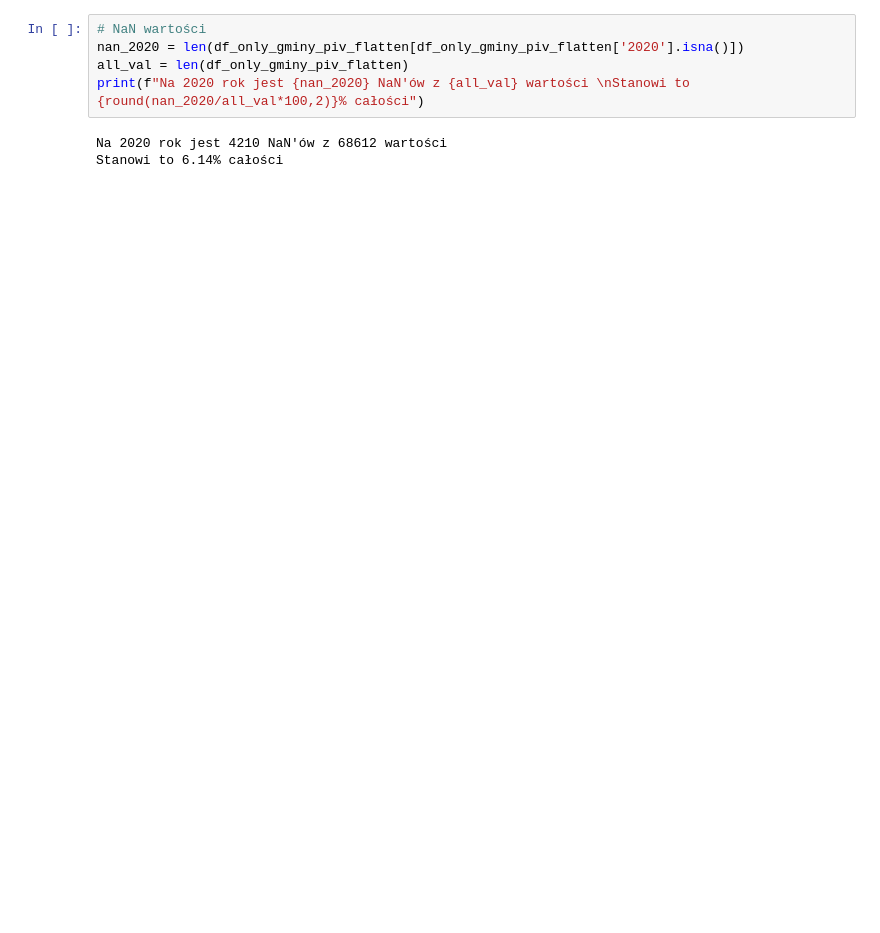
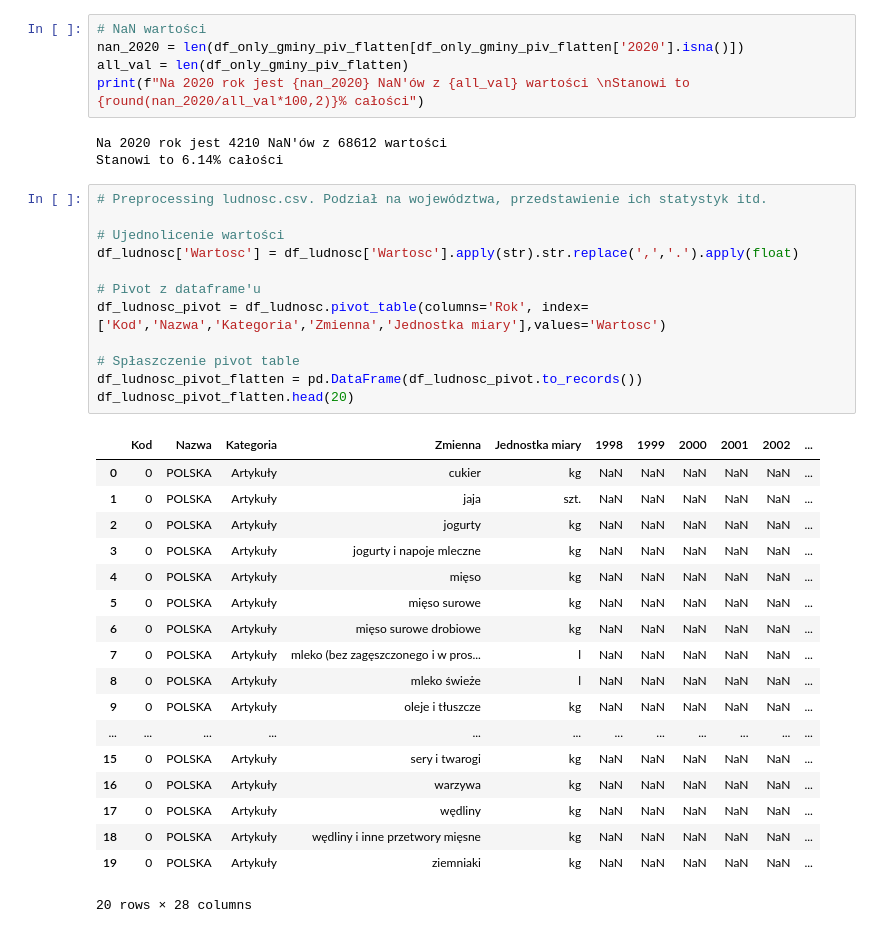
Before and after one commit to Missmeva/EWD_GUS_project, a Jupyter notebook: analysis/analysis.ipynb, the cells around one changed output. Saved outputs shown, nothing was run; the diff lists cells and outputs as text; blank space fills up the shorter version.

Commit message:
Initial preprocessing of ludnosc.csv

```diff
--- a/analysis/analysis.ipynb
+++ b/analysis/analysis.ipynb
@@ -141,3 +134,34 @@ print(f"Na 2020 rok jest {nan_2020} NaN'ów z {all_val} wartości \nStanowi to {
 # %% [output]
 Na 2020 rok jest 4210 NaN'ów z 68612 wartości
 Stanowi to 6.14% całości
+# %%
+# Preprocessing ludnosc.csv. Podział na województwa, przedstawienie ich statystyk itd.
+
+# Ujednolicenie wartości
+df_ludnosc['Wartosc'] = df_ludnosc['Wartosc'].apply(str).str.replace(',','.').apply(float)
+
+# Pivot z dataframe'u
+df_ludnosc_pivot = df_ludnosc.pivot_table(columns='Rok', index=['Kod','Nazwa','Kategoria','Zmienna','Jednostka miary'],values='Wartosc')
+
+# Spłaszczenie pivot table
+df_ludnosc_pivot_flatten = pd.DataFrame(df_ludnosc_pivot.to_records())
+df_ludnosc_pivot_flatten.head(20)
+# %% [output]
+|  | Kod | Nazwa | Kategoria | Zmienna | Jednostka miary | 1998 | 1999 | 2000 | 2001 | 2002 | ... |
+| 0 | 0 | POLSKA | Artykuły | cukier | kg | NaN | NaN | NaN | NaN | NaN | ... |
+| 1 | 0 | POLSKA | Artykuły | jaja | szt. | NaN | NaN | NaN | NaN | NaN | ... |
+| 2 | 0 | POLSKA | Artykuły | jogurty | kg | NaN | NaN | NaN | NaN | NaN | ... |
+| 3 | 0 | POLSKA | Artykuły | jogurty i napoje mleczne | kg | NaN | NaN | NaN | NaN | NaN | ... |
+| 4 | 0 | POLSKA | Artykuły | mięso | kg | NaN | NaN | NaN | NaN | NaN | ... |
+| 5 | 0 | POLSKA | Artykuły | mięso surowe | kg | NaN | NaN | NaN | NaN | NaN | ... |
+| 6 | 0 | POLSKA | Artykuły | mięso surowe drobiowe | kg | NaN | NaN | NaN | NaN | NaN | ... |
+| 7 | 0 | POLSKA | Artykuły | mleko (bez zagęszczonego i w pros... | l | NaN | NaN | NaN | NaN | NaN | ... |
+| 8 | 0 | POLSKA | Artykuły | mleko świeże | l | NaN | NaN | NaN | NaN | NaN | ... |
+| 9 | 0 | POLSKA | Artykuły | oleje i tłuszcze | kg | NaN | NaN | NaN | NaN | NaN | ... |
+| ... | ... | ... | ... | ... | ... | ... | ... | ... | ... | ... | ... |
+| 15 | 0 | POLSKA | Artykuły | sery i twarogi | kg | NaN | NaN | NaN | NaN | NaN | ... |
+| 16 | 0 | POLSKA | Artykuły | warzywa | kg | NaN | NaN | NaN | NaN | NaN | ... |
+| 17 | 0 | POLSKA | Artykuły | wędliny | kg | NaN | NaN | NaN | NaN | NaN | ... |
+| 18 | 0 | POLSKA | Artykuły | wędliny i inne przetwory mięsne | kg | NaN | NaN | NaN | NaN | NaN | ... |
+| 19 | 0 | POLSKA | Artykuły | ziemniaki | kg | NaN | NaN | NaN | NaN | NaN | ... |
+20 rows × 28 columns
```
Also changed, not shown: parts of 4 cells of this notebook.
